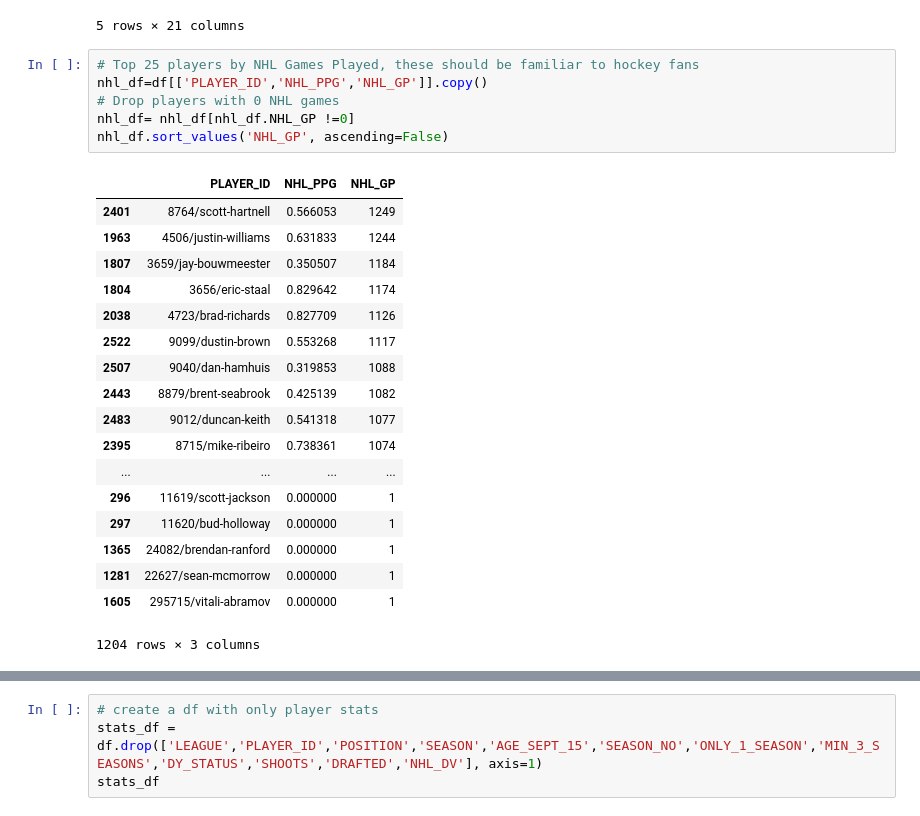
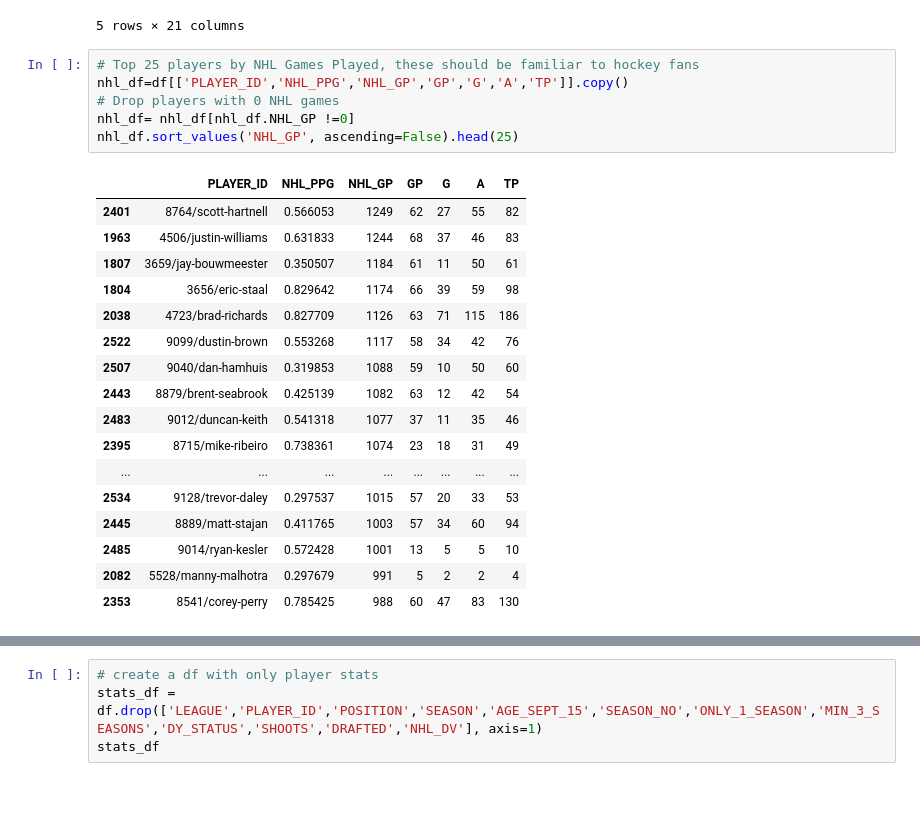
Before and after one commit to kstradinger/Junior-Hockey-Analysis, a Jupyter notebook: drafted_player_analysis.ipynb, the cells around one changed output, grey strips where cells are left out. Saved outputs shown, nothing was run; the diff lists cells and outputs as text.

Commit message:
pushing progress on Drafted player analysis

```diff
--- a/drafted_player_analysis.ipynb
+++ b/drafted_player_analysis.ipynb
@@ -18,26 +18,25 @@ df.head()
 5 rows × 21 columns
 # %%
 # Top 25 players by NHL Games Played, these should be familiar to hockey fans
-nhl_df=df[['PLAYER_ID','NHL_PPG','NHL_GP']].copy()
+nhl_df=df[['PLAYER_ID','NHL_PPG','NHL_GP','GP','G','A','TP']].copy()
 # Drop players with 0 NHL games
 nhl_df= nhl_df[nhl_df.NHL_GP !=0]
-nhl_df.sort_values('NHL_GP', ascending=False)
+nhl_df.sort_values('NHL_GP', ascending=False).head(25)
 # %% [output]
-|  | PLAYER_ID | NHL_PPG | NHL_GP |
-| 2401 | 8764/scott-hartnell | 0.566053 | 1249 |
-| 1963 | 4506/justin-williams | 0.631833 | 1244 |
-| 1807 | 3659/jay-bouwmeester | 0.350507 | 1184 |
-| 1804 | 3656/eric-staal | 0.829642 | 1174 |
-| 2038 | 4723/brad-richards | 0.827709 | 1126 |
-| 2522 | 9099/dustin-brown | 0.553268 | 1117 |
-| 2507 | 9040/dan-hamhuis | 0.319853 | 1088 |
-| 2443 | 8879/brent-seabrook | 0.425139 | 1082 |
-| 2483 | 9012/duncan-keith | 0.541318 | 1077 |
-| 2395 | 8715/mike-ribeiro | 0.738361 | 1074 |
-| ... | ... | ... | ... |
-| 296 | 11619/scott-jackson | 0.000000 | 1 |
-| 297 | 11620/bud-holloway | 0.000000 | 1 |
-| 1365 | 24082/brendan-ranford | 0.000000 | 1 |
-| 1281 | 22627/sean-mcmorrow | 0.000000 | 1 |
-| 1605 | 295715/vitali-abramov | 0.000000 | 1 |
+|  | PLAYER_ID | NHL_PPG | NHL_GP | GP | G | A | TP |
+| 2401 | 8764/scott-hartnell | 0.566053 | 1249 | 62 | 27 | 55 | 82 |
+| 1963 | 4506/justin-williams | 0.631833 | 1244 | 68 | 37 | 46 | 83 |
+| 1807 | 3659/jay-bouwmeester | 0.350507 | 1184 | 61 | 11 | 50 | 61 |
+| 1804 | 3656/eric-staal | 0.829642 | 1174 | 66 | 39 | 59 | 98 |
+| 2038 | 4723/brad-richards | 0.827709 | 1126 | 63 | 71 | 115 | 186 |
+| 2522 | 9099/dustin-brown | 0.553268 | 1117 | 58 | 34 | 42 | 76 |
+| 2507 | 9040/dan-hamhuis | 0.319853 | 1088 | 59 | 10 | 50 | 60 |
+| 2443 | 8879/brent-seabrook | 0.425139 | 1082 | 63 | 12 | 42 | 54 |
+| 2483 | 9012/duncan-keith | 0.541318 | 1077 | 37 | 11 | 35 | 46 |
+| 2395 | 8715/mike-ribeiro | 0.738361 | 1074 | 23 | 18 | 31 | 49 |
+| ... | ... | ... | ... | ... | ... | ... | ... |
+| 2534 | 9128/trevor-daley | 0.297537 | 1015 | 57 | 20 | 33 | 53 |
+| 2445 | 8889/matt-stajan | 0.411765 | 1003 | 57 | 34 | 60 | 94 |
+| 2485 | 9014/ryan-kesler | 0.572428 | 1001 | 13 | 5 | 5 | 10 |
+| 2082 | 5528/manny-malhotra | 0.297679 | 991 | 5 | 2 | 2 | 4 |
+| 2353 | 8541/corey-perry | 0.785425 | 988 | 60 | 47 | 83 | 130 |
-1204 rows × 3 columns
```
Also changed, not shown: parts of 4 cells of this notebook.
